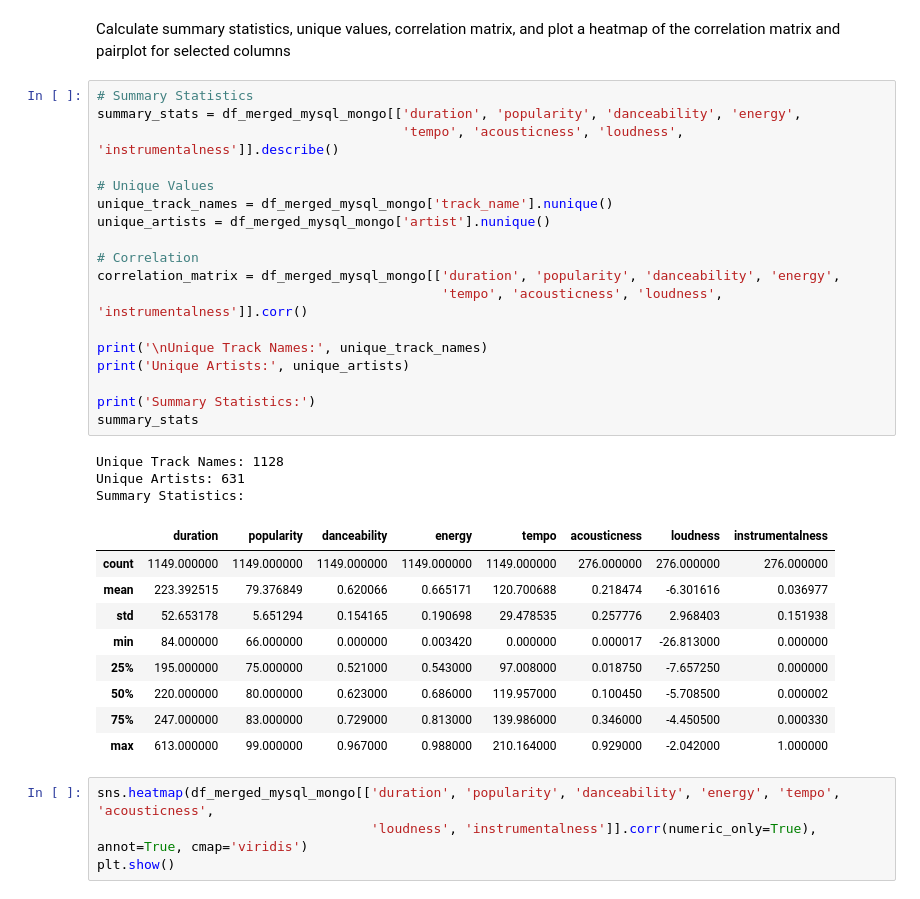
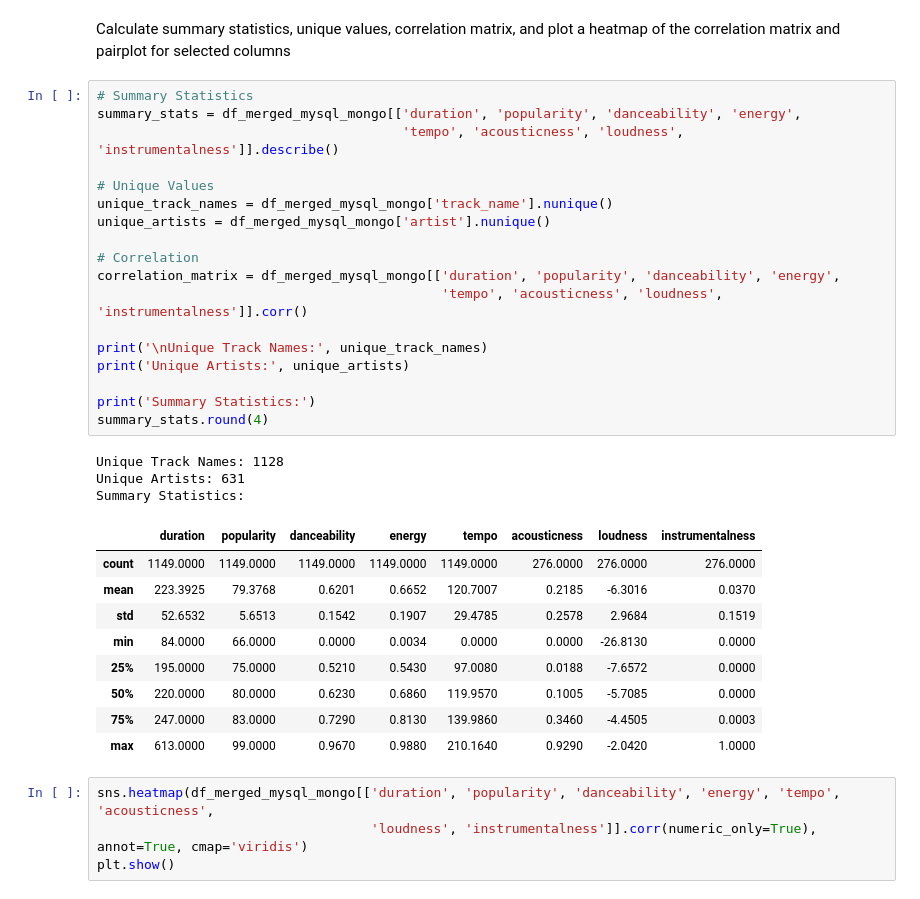
Before and after one commit to uktukt/SheGoesTech_Final_Project, a Jupyter notebook: fp_tracks.ipynb, the cells around one changed output. Cells and saved outputs as stored; diff of their text form.

```diff
--- a/fp_tracks.ipynb
+++ b/fp_tracks.ipynb
@@ -633,34 +627,34 @@ Calculate summary statistics, unique values, correlation matrix, and plot a heat
 # %%
 # Summary Statistics
 summary_stats = df_merged_mysql_mongo[['duration', 'popularity', 'danceability', 'energy',
                                        'tempo', 'acousticness', 'loudness', 'instrumentalness']].describe()
 
 # Unique Values
 unique_track_names = df_merged_mysql_mongo['track_name'].nunique()
 unique_artists = df_merged_mysql_mongo['artist'].nunique()
 
 # Correlation
 correlation_matrix = df_merged_mysql_mongo[['duration', 'popularity', 'danceability', 'energy',
                                             'tempo', 'acousticness', 'loudness', 'instrumentalness']].corr()
 
 print('\nUnique Track Names:', unique_track_names)
 print('Unique Artists:', unique_artists)
 
 print('Summary Statistics:')
-summary_stats
+summary_stats.round(4)
 # %% [output]
 Unique Track Names: 1128
 Unique Artists: 631
 Summary Statistics:
 |  | duration | popularity | danceability | energy | tempo | acousticness | loudness | instrumentalness |
-| count | 1149.000000 | 1149.000000 | 1149.000000 | 1149.000000 | 1149.000000 | 276.000000 | 276.000000 | 276.000000 |
-| mean | 223.392515 | 79.376849 | 0.620066 | 0.665171 | 120.700688 | 0.218474 | -6.301616 | 0.036977 |
-| std | 52.653178 | 5.651294 | 0.154165 | 0.190698 | 29.478535 | 0.257776 | 2.968403 | 0.151938 |
-| min | 84.000000 | 66.000000 | 0.000000 | 0.003420 | 0.000000 | 0.000017 | -26.813000 | 0.000000 |
-| 25% | 195.000000 | 75.000000 | 0.521000 | 0.543000 | 97.008000 | 0.018750 | -7.657250 | 0.000000 |
-| 50% | 220.000000 | 80.000000 | 0.623000 | 0.686000 | 119.957000 | 0.100450 | -5.708500 | 0.000002 |
-| 75% | 247.000000 | 83.000000 | 0.729000 | 0.813000 | 139.986000 | 0.346000 | -4.450500 | 0.000330 |
-| max | 613.000000 | 99.000000 | 0.967000 | 0.988000 | 210.164000 | 0.929000 | -2.042000 | 1.000000 |
+| count | 1149.0000 | 1149.0000 | 1149.0000 | 1149.0000 | 1149.0000 | 276.0000 | 276.0000 | 276.0000 |
+| mean | 223.3925 | 79.3768 | 0.6201 | 0.6652 | 120.7007 | 0.2185 | -6.3016 | 0.0370 |
+| std | 52.6532 | 5.6513 | 0.1542 | 0.1907 | 29.4785 | 0.2578 | 2.9684 | 0.1519 |
+| min | 84.0000 | 66.0000 | 0.0000 | 0.0034 | 0.0000 | 0.0000 | -26.8130 | 0.0000 |
+| 25% | 195.0000 | 75.0000 | 0.5210 | 0.5430 | 97.0080 | 0.0188 | -7.6572 | 0.0000 |
+| 50% | 220.0000 | 80.0000 | 0.6230 | 0.6860 | 119.9570 | 0.1005 | -5.7085 | 0.0000 |
+| 75% | 247.0000 | 83.0000 | 0.7290 | 0.8130 | 139.9860 | 0.3460 | -4.4505 | 0.0003 |
+| max | 613.0000 | 99.0000 | 0.9670 | 0.9880 | 210.1640 | 0.9290 | -2.0420 | 1.0000 |
 # %%
 sns.heatmap(df_merged_mysql_mongo[['duration', 'popularity', 'danceability', 'energy', 'tempo', 'acousticness',
                                    'loudness', 'instrumentalness']].corr(numeric_only=True), annot=True, cmap='viridis')
```
Also changed, not shown: parts of 8 cells of this notebook, 1 other file.
